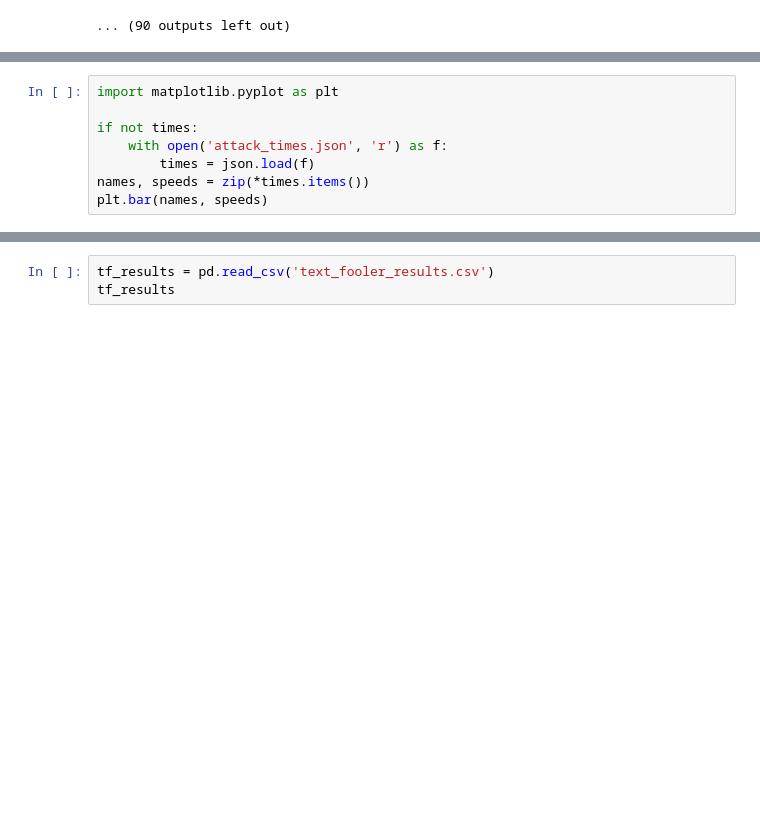
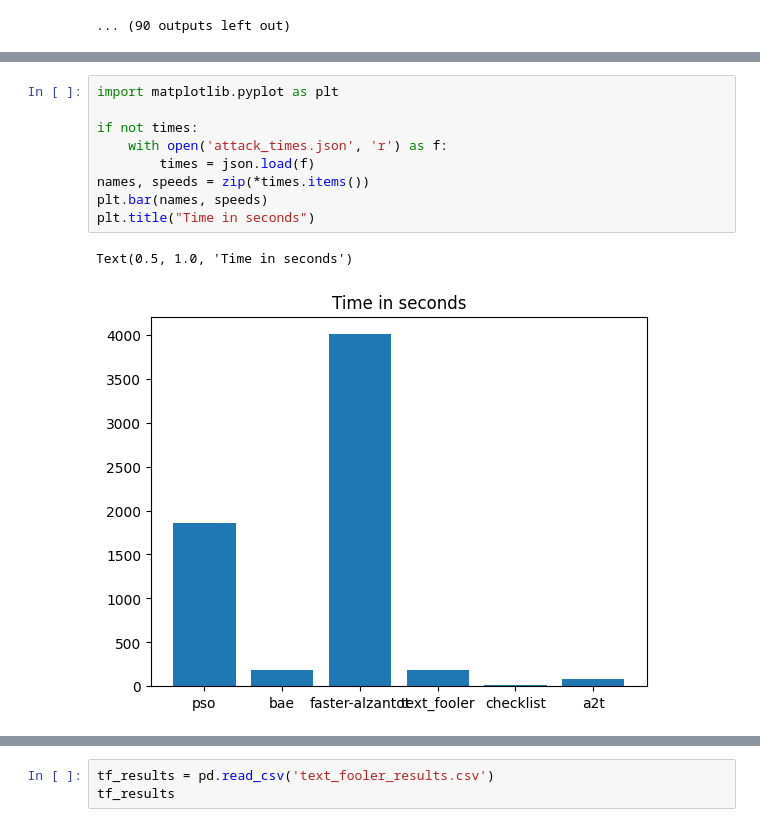
Before and after one commit to fzbuzz/text-attack-experiment, a Jupyter notebook: Text Attack Experiments.ipynb, the cells around one changed output, grey strips where cells are left out. Saved outputs shown, nothing was run; the diff lists cells and outputs as text; blank space fills up the shorter version.

```diff
--- a/Text Attack Experiments.ipynb
+++ b/Text Attack Experiments.ipynb
@@ -480,10 +480,14 @@ Pet Sematary , though a [[esthetic]] 80's Horror movie, with a nice Director and
 # %%
 import matplotlib.pyplot as plt
 
 if not times:
     with open('attack_times.json', 'r') as f:
         times = json.load(f)
 names, speeds = zip(*times.items())
 plt.bar(names, speeds)
+plt.title("Time in seconds")
+# %% [output]
+Text(0.5, 1.0, 'Time in seconds')
+[figure, added]
 # %%
 import matplotlib.pyplot as plt
```
Also changed, not shown: parts of 2 cells of this notebook.
